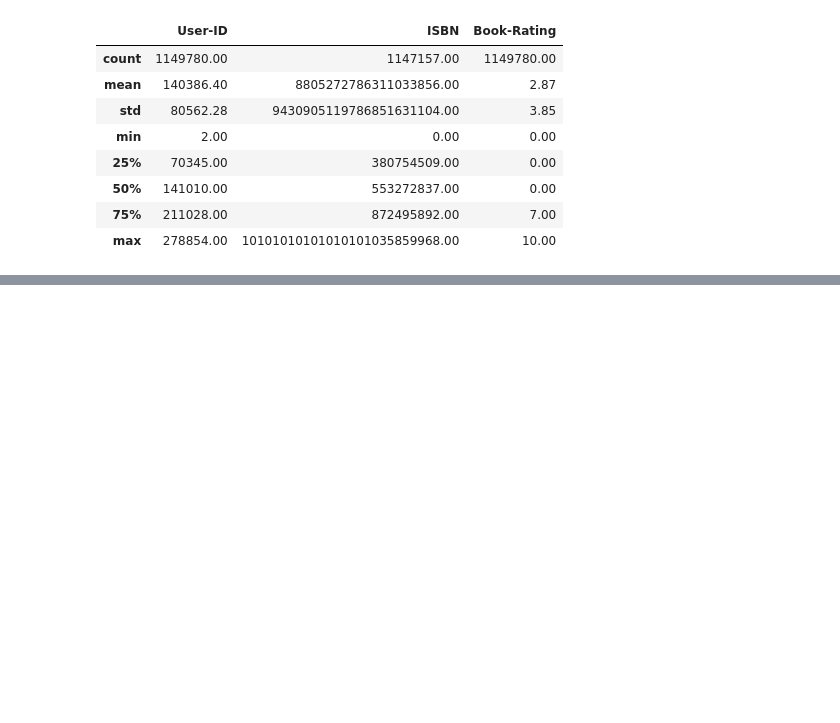
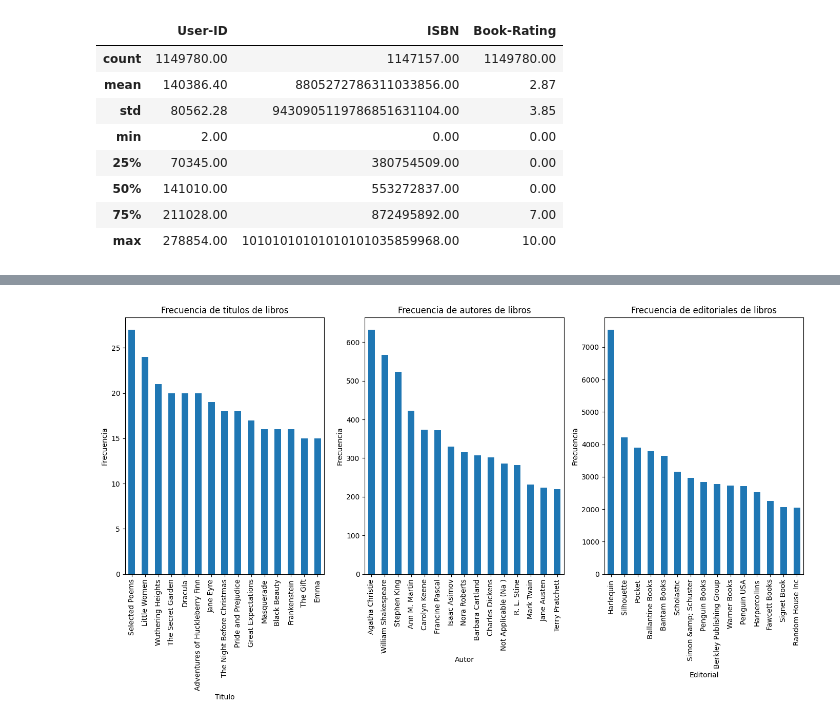
Before and after one commit to stefanoaragoni/lab6_deeplearning, a Jupyter notebook: eda.ipynb, the cells around one changed output, grey strips where cells are left out. Cells and saved outputs as stored; diff of their text form; code cells hidden in the pictures; blank space fills up the shorter version.

```diff
--- a/eda.ipynb
+++ b/eda.ipynb
@@ -162,0 +194,22 @@ df_ratings.describe()
+# %%
+# Visualización de la distribución de las variables de df_users
+fig, ax = plt.subplots(1, 3, figsize=(14, 8))
+
+df_books['Book-Title'].value_counts().head(15).plot.bar(ax=ax[0])
+ax[0].set_title('Frecuencia de titulos de libros')
+ax[0].set_ylabel('Frecuencia')
+ax[0].set_xlabel('Titulo')
+
+df_books['Book-Author'].value_counts().head(15).plot.bar(ax=ax[1])
+ax[1].set_title('Frecuencia de autores de libros')
+ax[1].set_ylabel('Frecuencia')
+ax[1].set_xlabel('Autor')
+
+df_books['Publisher'].value_counts().head(15).plot.bar(ax=ax[2])
+ax[2].set_title('Frecuencia de editoriales de libros')
+ax[2].set_ylabel('Frecuencia')
+ax[2].set_xlabel('Editorial')
+
+fig.tight_layout()
+# %% [output]
+[figure, added]
```
Also changed, not shown: parts of 14 cells of this notebook.
